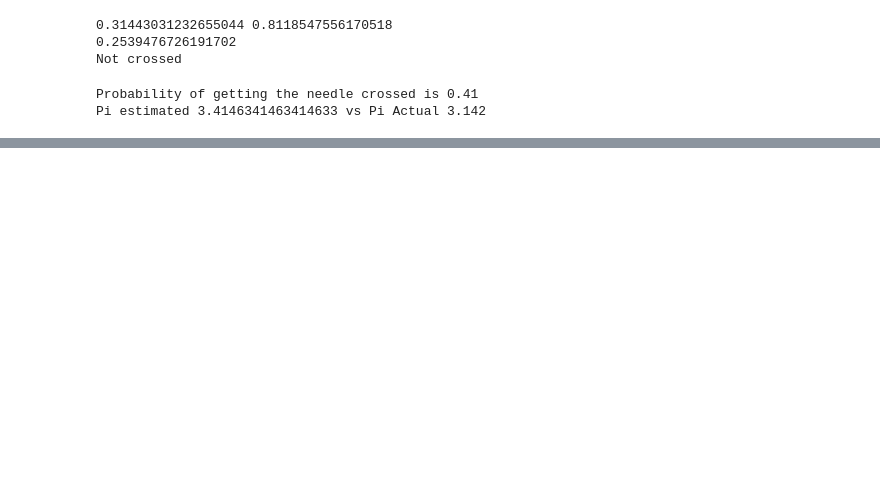
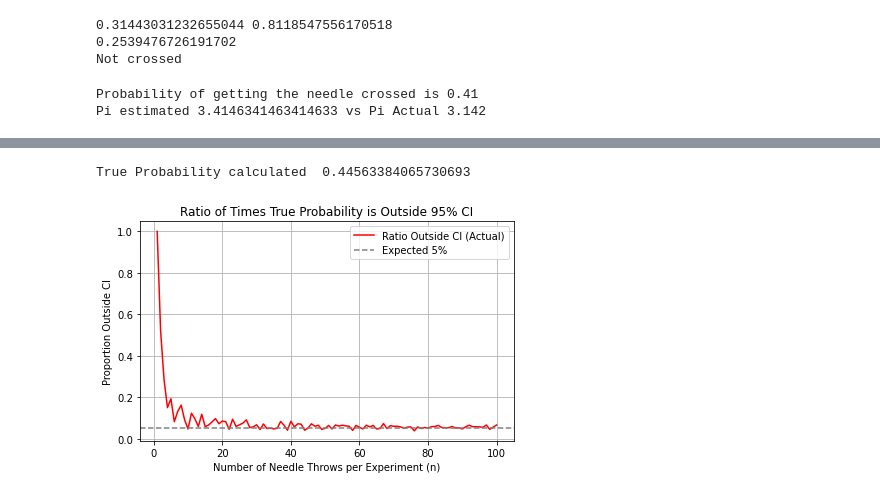
Before and after one commit to ayushii206/Collective_Robotics, a Jupyter notebook: A3/Assignment_3.ipynb, the cells around one changed output, grey strips where cells are left out. Saved outputs shown, nothing was run; the diff lists cells and outputs as text; code cells hidden in the pictures; blank space fills up the shorter version.

Commit message:
Completed Task 1 all parts

```diff
--- a/A3/Assignment_3.ipynb
+++ b/A3/Assignment_3.ipynb
@@ -104,0 +105,59 @@ plt.show()
+# %%
+#task 3 c
+import random
+import math
+import numpy as np
+import matplotlib.pyplot as plt
+
+needle_length = 0.7
+space_btw_line = 1
+trials = 1000
+no_of_needles = list(range(1, 101, 1))
+
+true_probability = (2*needle_length)/(space_btw_line*math.pi)
+print("True Probability calculated ", true_probability)
+
+outside_confidence_interval = []
+
+for n in no_of_needles:
+    outside_prob_range = 0
+    for i in range(trials):
+        crossed_line_count = 0
+        for K in range(n):
+
+            d_btw_needle_line = random.uniform(0,space_btw_line/2)
+            angle_btw_needle_line = random.uniform(0,math.pi/2)
+
+            # print(d_btw_needle_line,angle_btw_needle_line)
+
+            crossing_line = math.sin(angle_btw_needle_line) * (needle_length/2)
+            # print(crossing_line)
+            if crossing_line > d_btw_needle_line:
+                crossed_line_count = crossed_line_count + 1
+            else:
+                continue
+        P = crossed_line_count/n
+        #according to formula
+        error = 1.96 * math.sqrt((1/n)*P*(1-P))
+        lower_val = P - error
+        higher_val = P + error
+
+        if true_probability < lower_val or true_probability > higher_val:
+            outside_prob_range = outside_prob_range + 1
+
+    ratio = outside_prob_range / trials
+    outside_confidence_interval.append(ratio)
+
+
+plt.plot(no_of_needles, outside_confidence_interval, label='Ratio Outside CI (Actual)', color='red')
+plt.axhline(0.05, linestyle='--', color='gray', label='Expected 5%')
+plt.title("Ratio of Times True Probability is Outside 95% CI")
+plt.xlabel("Number of Needle Throws per Experiment (n)")
+plt.ylabel("Proportion Outside CI")
+plt.legend()
+plt.grid(True)
+plt.tight_layout()
+plt.show()
+# %% [output]
+True Probability calculated  0.44563384065730693
+[figure, added]
```
Also changed, not shown: parts of 2 cells of this notebook.
